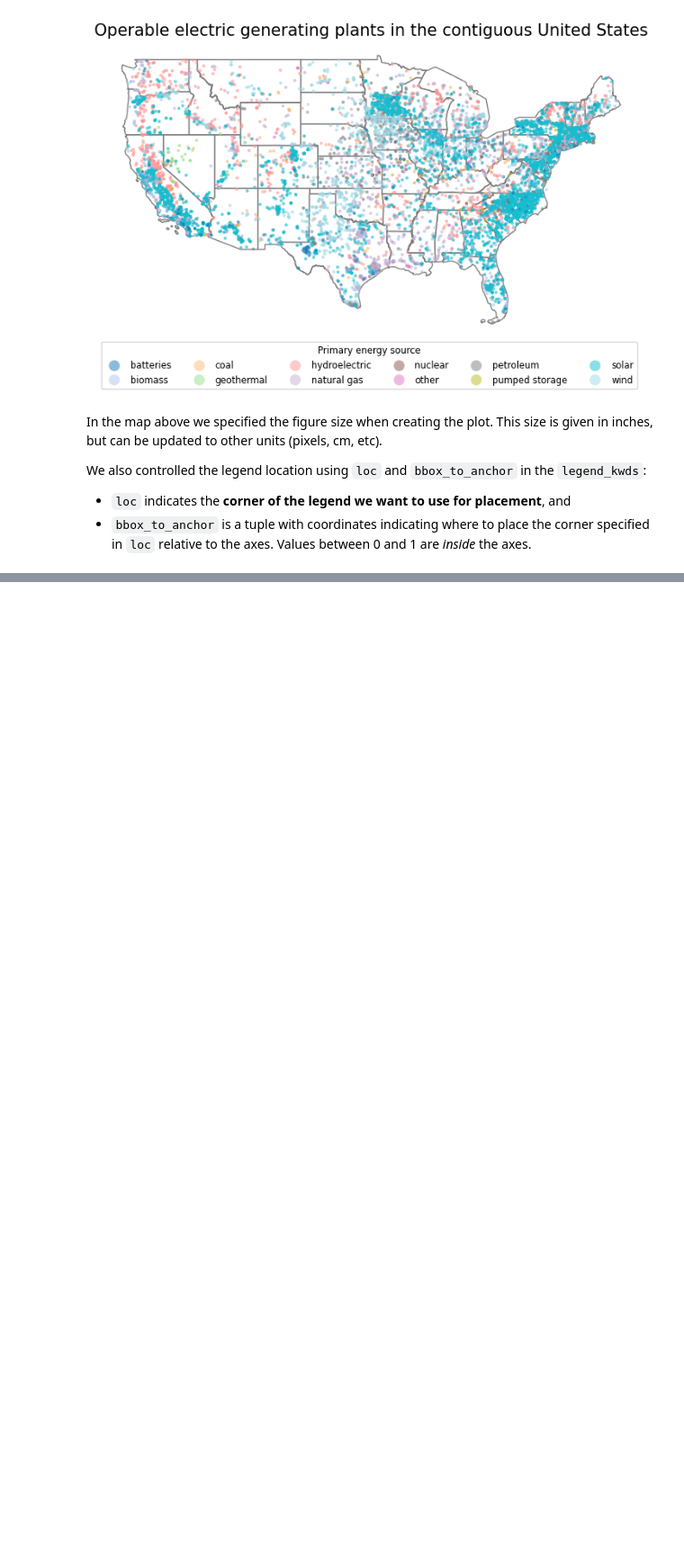
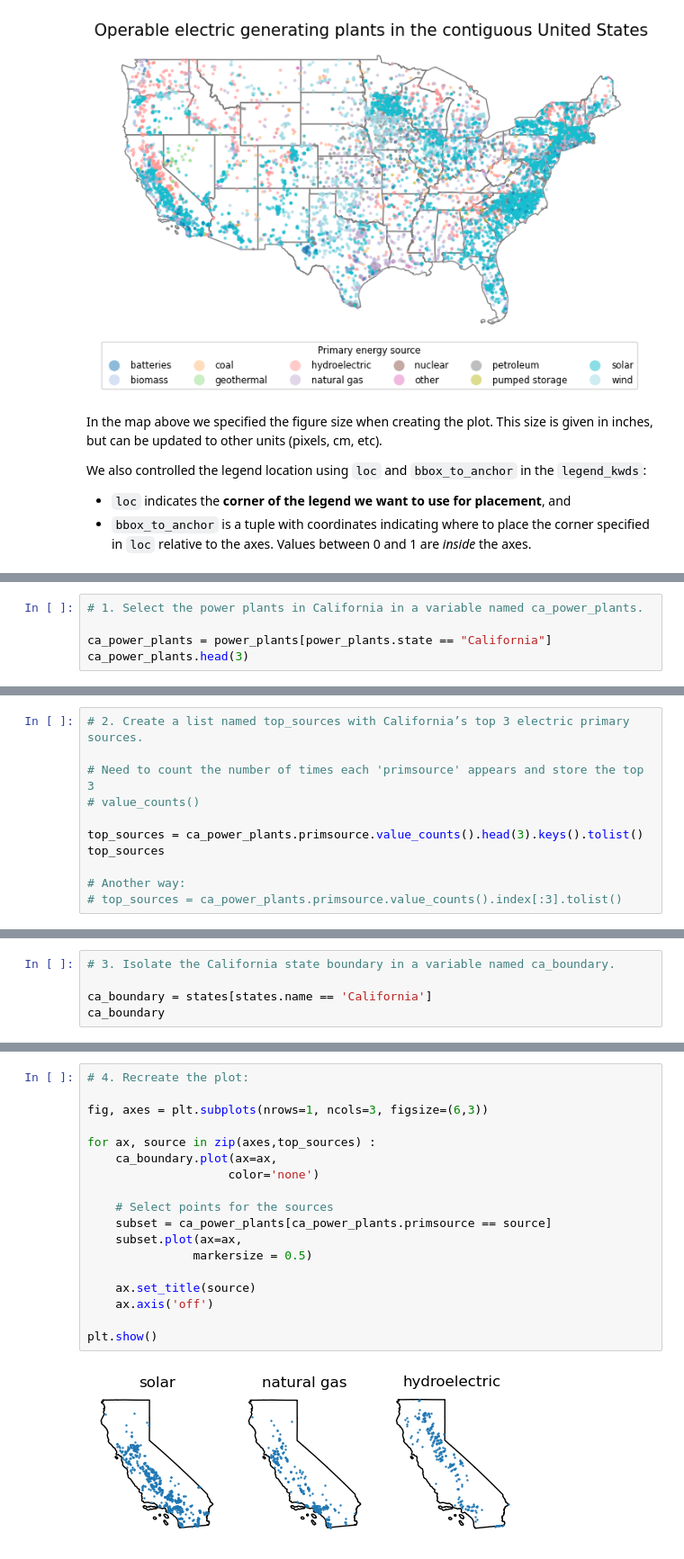
Before and after one commit to marinakochuten/eds220-2024-in-class, a Jupyter notebook: week5-csv-to-geodf.ipynb, the cells around one changed output, grey strips where cells are left out. Shown: that part at 90% size. Cells and saved outputs as stored; diff of their text form; blank space fills up the shorter version.

```diff
--- a/week5-csv-to-geodf.ipynb
+++ b/week5-csv-to-geodf.ipynb
@@ -302,0 +387,5 @@ We also controlled the legend location using `loc` and `bbox_to_anchor` in the `
+# %%
+# 1. Select the power plants in California in a variable named ca_power_plants.
+
+ca_power_plants = power_plants[power_plants.state == "California"]
+ca_power_plants.head(3)
@@ -302,0 +397,11 @@ We also controlled the legend location using `loc` and `bbox_to_anchor` in the `
+# %%
+# 2. Create a list named top_sources with California’s top 3 electric primary sources.
+
+# Need to count the number of times each 'primsource' appears and store the top 3
+# value_counts()
+
+top_sources = ca_power_plants.primsource.value_counts().head(3).keys().tolist()
+top_sources
+
+# Another way:
+# top_sources = ca_power_plants.primsource.value_counts().index[:3].tolist()
@@ -302,0 +410,5 @@ We also controlled the legend location using `loc` and `bbox_to_anchor` in the `
+# %%
+# 3. Isolate the California state boundary in a variable named ca_boundary.
+
+ca_boundary = states[states.name == 'California']
+ca_boundary
@@ -302,0 +418,20 @@ We also controlled the legend location using `loc` and `bbox_to_anchor` in the `
+# %%
+# 4. Recreate the plot:
+
+fig, axes = plt.subplots(nrows=1, ncols=3, figsize=(6,3))
+
+for ax, source in zip(axes,top_sources) :
+    ca_boundary.plot(ax=ax,
+                    color='none')
+
+    # Select points for the sources
+    subset = ca_power_plants[ca_power_plants.primsource == source]
+    subset.plot(ax=ax,
+               markersize = 0.5)
+
+    ax.set_title(source)
+    ax.axis('off')
+
+plt.show()
+# %% [output]
+[figure, added]
```
Also changed, not shown: parts of 30 cells of this notebook.
